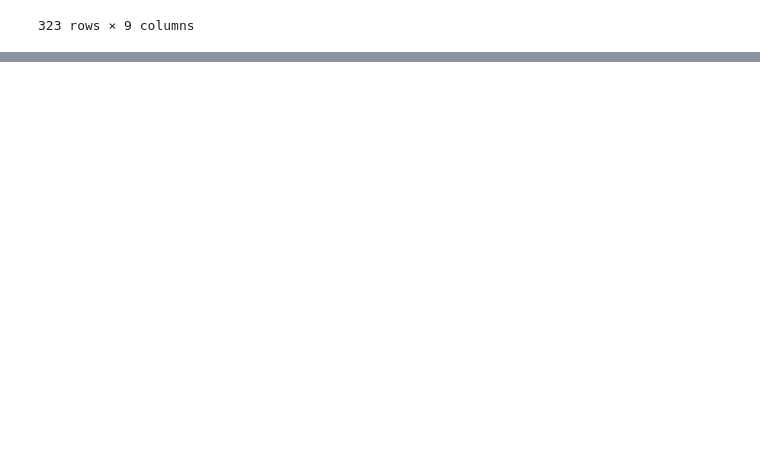
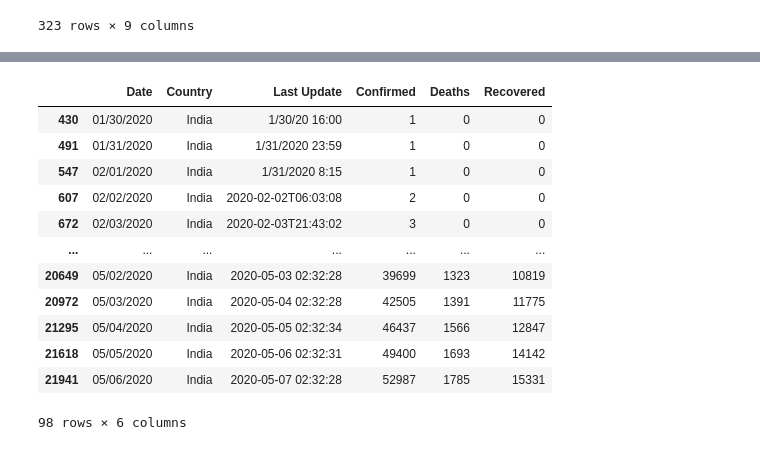
Before and after one commit to VasaviLagishetty/COVID19, a Jupyter notebook: COVID19.ipynb, the cells around one changed output, grey strips where cells are left out. Cells and saved outputs as stored; diff of their text form; code cells hidden in the pictures; blank space fills up the shorter version.

```diff
--- a/COVID19.ipynb
+++ b/COVID19.ipynb
@@ -366,0 +363,3 @@ df
+# %%
+India_covid_data = India_covid_data.drop(['SNo','Province/State',],axis=1)
+India_covid_data
@@ -366,0 +376,19 @@ df
+# %%
+cols = India_covid_data.columns[India_covid_data.dtypes.eq('float64')]
+India_covid_data[cols] = India_covid_data[cols].astype(int)
+India_covid_data.rename(columns={'Country/Region' : 'Country','ObservationDate':'Date'},inplace=True)
+India_covid_data
+# %% [output]
+|  | Date | Country | Last Update | Confirmed | Deaths | Recovered |
+| 430 | 01/30/2020 | India | 1/30/20 16:00 | 1 | 0 | 0 |
+| 491 | 01/31/2020 | India | 1/31/2020 23:59 | 1 | 0 | 0 |
+| 547 | 02/01/2020 | India | 1/31/2020 8:15 | 1 | 0 | 0 |
+| 607 | 02/02/2020 | India | 2020-02-02T06:03:08 | 2 | 0 | 0 |
+| 672 | 02/03/2020 | India | 2020-02-03T21:43:02 | 3 | 0 | 0 |
+| ... | ... | ... | ... | ... | ... | ... |
+| 20649 | 05/02/2020 | India | 2020-05-03 02:32:28 | 39699 | 1323 | 10819 |
+| 20972 | 05/03/2020 | India | 2020-05-04 02:32:28 | 42505 | 1391 | 11775 |
+| 21295 | 05/04/2020 | India | 2020-05-05 02:32:34 | 46437 | 1566 | 12847 |
+| 21618 | 05/05/2020 | India | 2020-05-06 02:32:31 | 49400 | 1693 | 14142 |
+| 21941 | 05/06/2020 | India | 2020-05-07 02:32:28 | 52987 | 1785 | 15331 |
+98 rows × 6 columns
```
Also changed, not shown: parts of 10 cells of this notebook.
